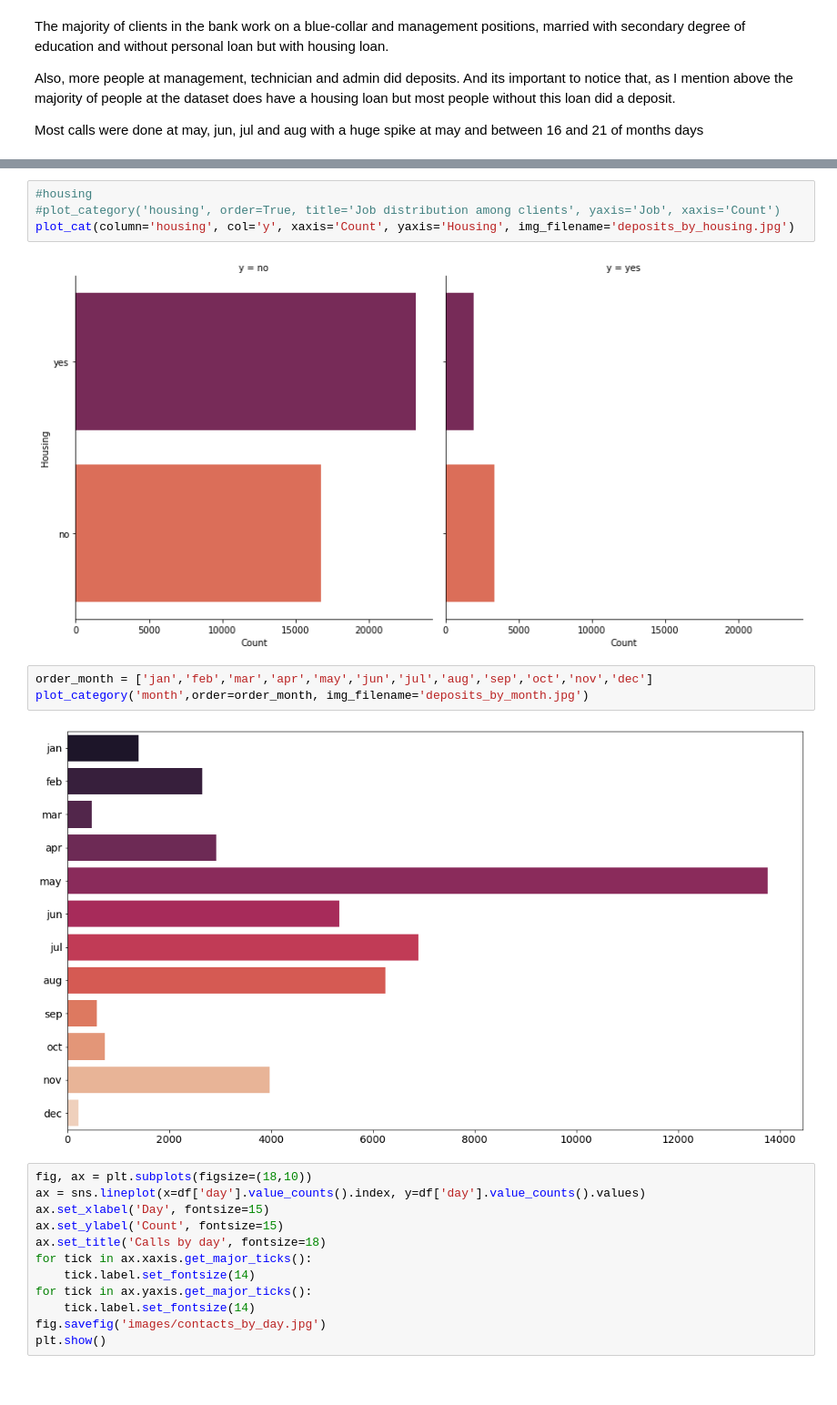
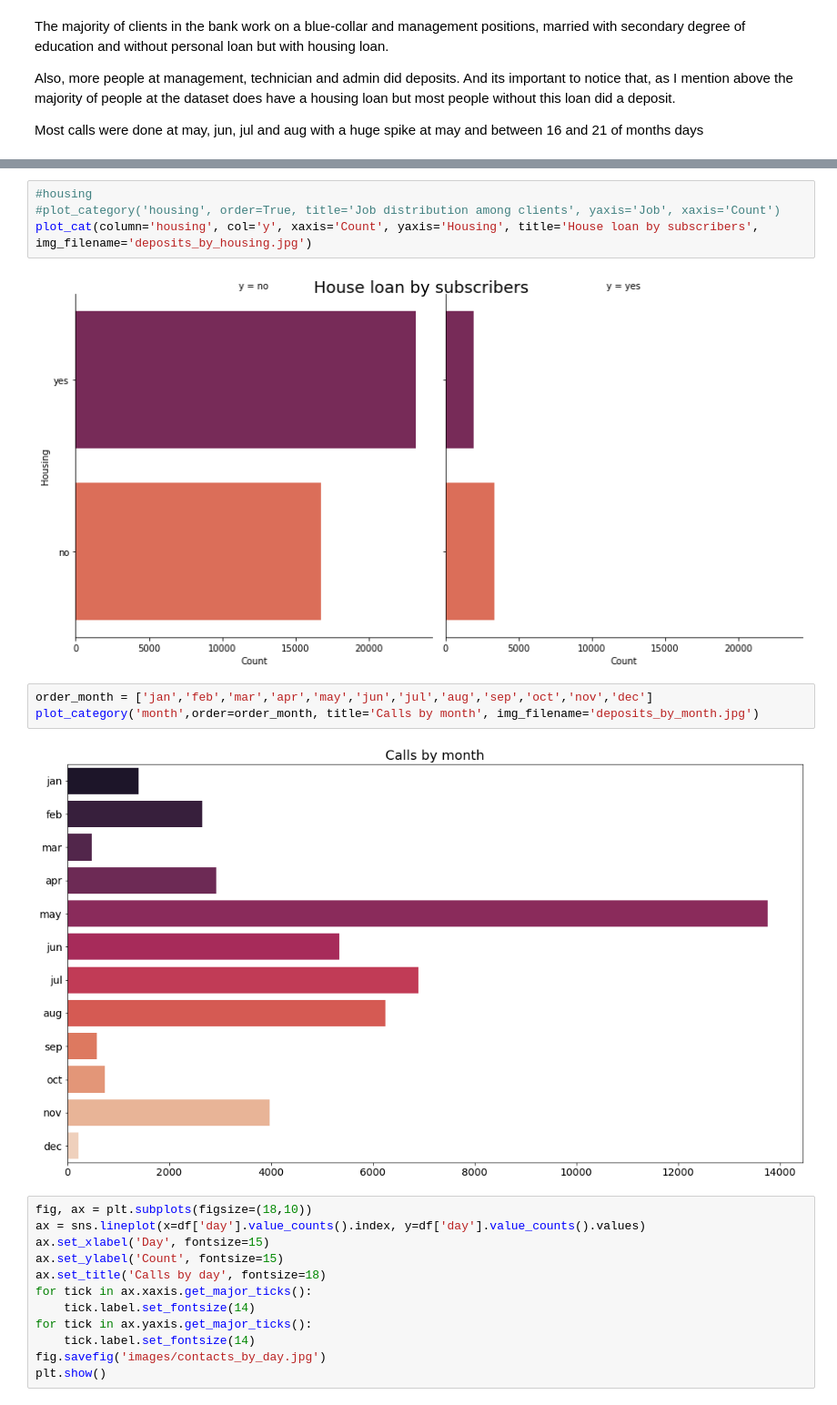
Before and after one commit to carlosealuz/pt_bank_marketing_analysis, a Jupyter notebook: portuguese_subscribed_clients.ipynb, the cells around one changed output, grey strips where cells are left out. Shown: that part at 91% size. Cells and saved outputs as stored; diff of their text form.

Commit message:
updating images with title

```diff
--- a/portuguese_subscribed_clients.ipynb
+++ b/portuguese_subscribed_clients.ipynb
@@ -214,14 +216,14 @@ plot_cat(column='loan', col='y', xaxis='Count', yaxis='Loan', img_filename='depo
 # %%
 #housing
 #plot_category('housing', order=True, title='Job distribution among clients', yaxis='Job', xaxis='Count')
-plot_cat(column='housing', col='y', xaxis='Count', yaxis='Housing', img_filename='deposits_by_housing.jpg')
+plot_cat(column='housing', col='y', xaxis='Count', yaxis='Housing', title='House loan by subscribers', img_filename='deposits_by_housing.jpg')
 # %% [output]
-[figure, old version]
+[figure, new version]
 # %%
 order_month = ['jan','feb','mar','apr','may','jun','jul','aug','sep','oct','nov','dec']
-plot_category('month',order=order_month, img_filename='deposits_by_month.jpg')
+plot_category('month',order=order_month, title='Calls by month', img_filename='deposits_by_month.jpg')
 # %% [output]
-[figure, old version]
+[figure, new version]
 # %%
 fig, ax = plt.subplots(figsize=(18,10))
 ax = sns.lineplot(x=df['day'].value_counts().index, y=df['day'].value_counts().values)
```
Also changed, not shown: parts of 5 cells of this notebook, 6 other files.
